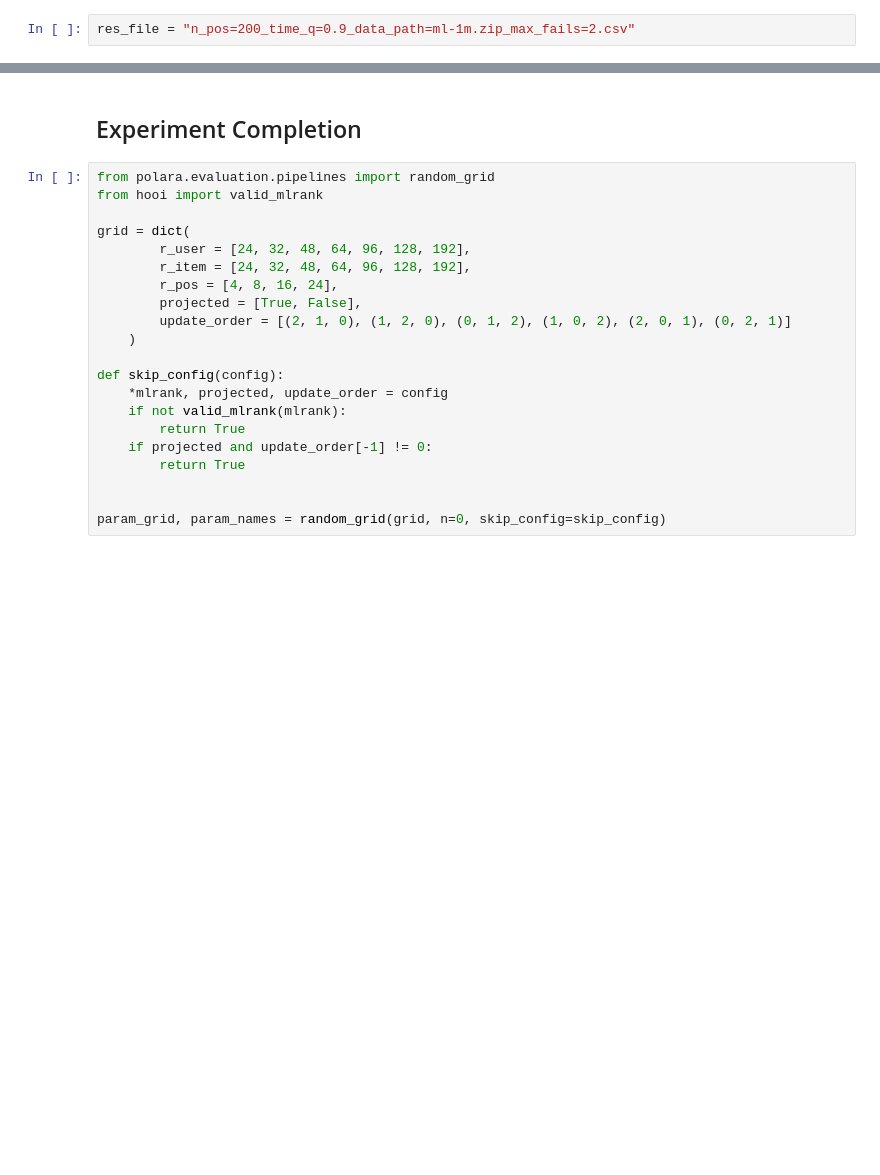
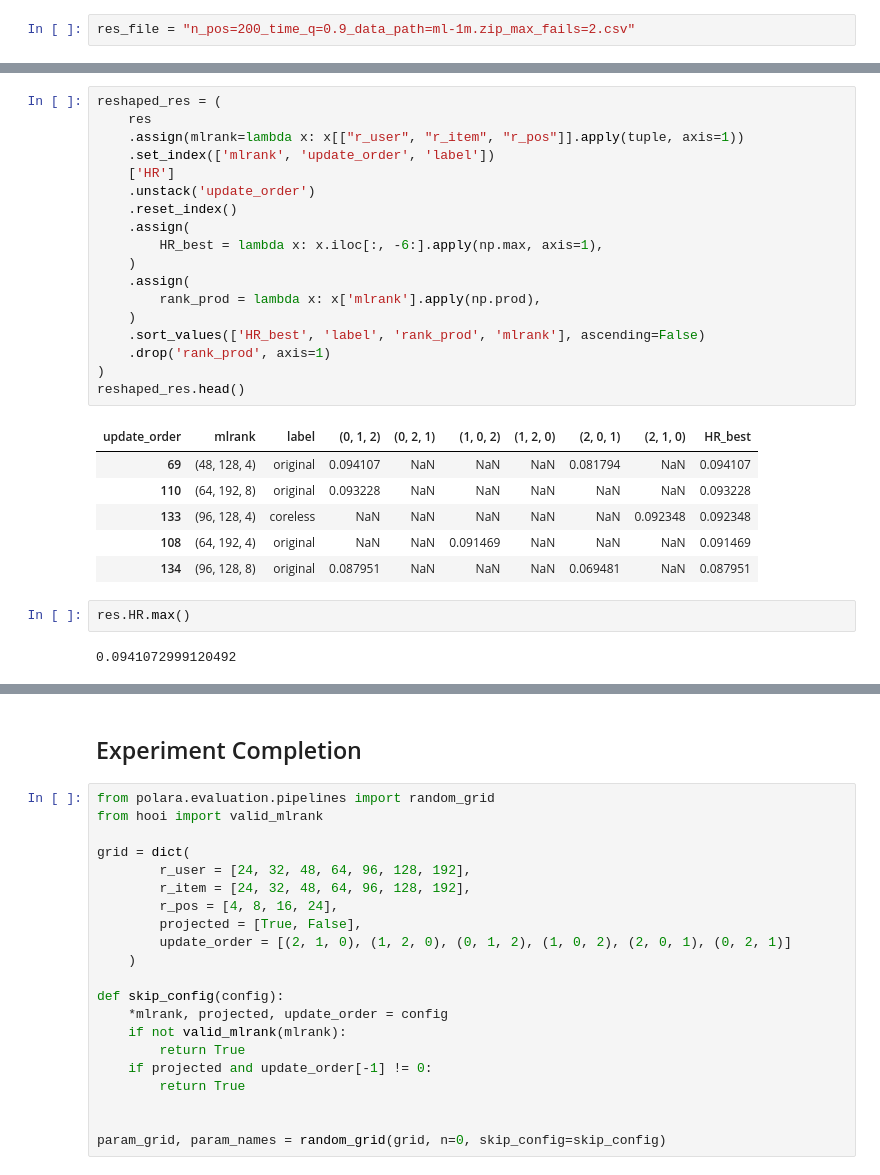
Before and after one commit to evfro/Tensor-Core-Projection, a Jupyter notebook: ResultsAnalysis.ipynb, the cells around one changed output, grey strips where cells are left out. Saved outputs shown, nothing was run; the diff lists cells and outputs as text; blank space fills up the shorter version.

```diff
--- a/ResultsAnalysis.ipynb
+++ b/ResultsAnalysis.ipynb
@@ -19,0 +29,29 @@ sns.swarmplot(data=res, x='label', y='HR');
+# %%
+reshaped_res = (
+    res
+    .assign(mlrank=lambda x: x[["r_user", "r_item", "r_pos"]].apply(tuple, axis=1))
+    .set_index(['mlrank', 'update_order', 'label'])
+    ['HR']
+    .unstack('update_order')
+    .reset_index()
+    .assign(
+        HR_best = lambda x: x.iloc[:, -6:].apply(np.max, axis=1),
+    )
+    .assign(
+        rank_prod = lambda x: x['mlrank'].apply(np.prod),
+    )
+    .sort_values(['HR_best', 'label', 'rank_prod', 'mlrank'], ascending=False)
+    .drop('rank_prod', axis=1)
+)
+reshaped_res.head()
+# %% [output]
+| update_order | mlrank | label | (0, 1, 2) | (0, 2, 1) | (1, 0, 2) | (1, 2, 0) | (2, 0, 1) | (2, 1, 0) | HR_best |
+| 69 | (48, 128, 4) | original | 0.094107 | NaN | NaN | NaN | 0.081794 | NaN | 0.094107 |
+| 110 | (64, 192, 8) | original | 0.093228 | NaN | NaN | NaN | NaN | NaN | 0.093228 |
+| 133 | (96, 128, 4) | coreless | NaN | NaN | NaN | NaN | NaN | 0.092348 | 0.092348 |
+| 108 | (64, 192, 4) | original | NaN | NaN | 0.091469 | NaN | NaN | NaN | 0.091469 |
+| 134 | (96, 128, 8) | original | 0.087951 | NaN | NaN | NaN | 0.069481 | NaN | 0.087951 |
+# %%
+res.HR.max()
+# %% [output]
+0.0941072999120492
```
Also changed, not shown: parts of 7 cells of this notebook.
